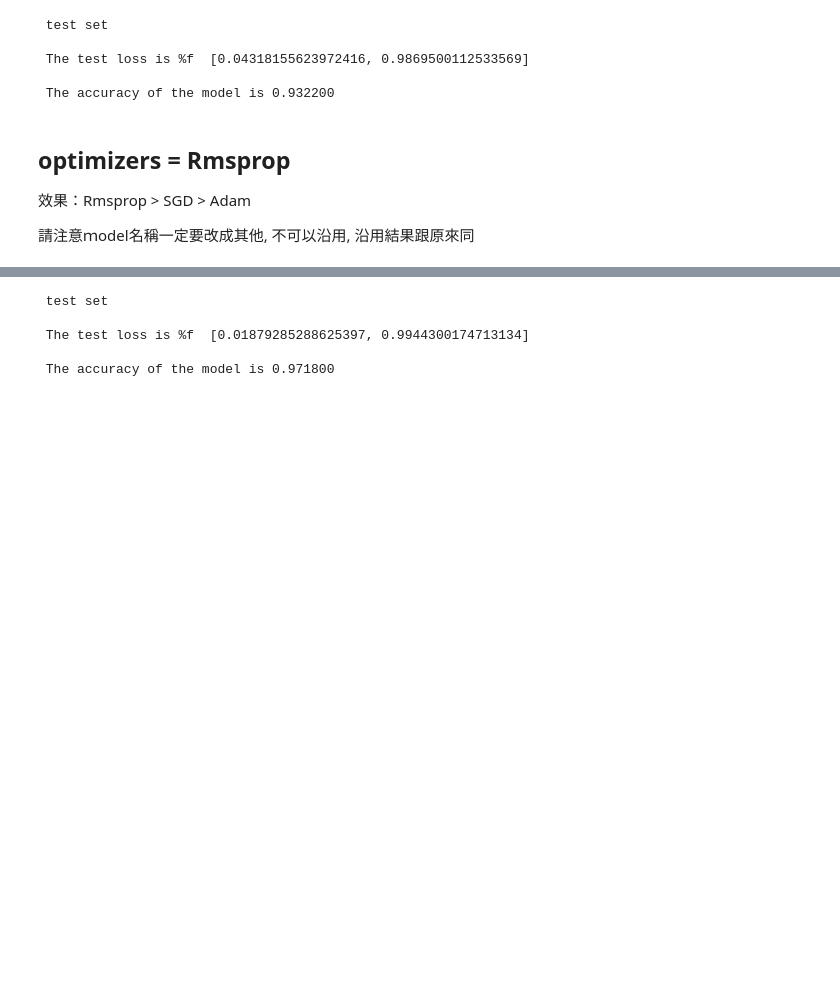
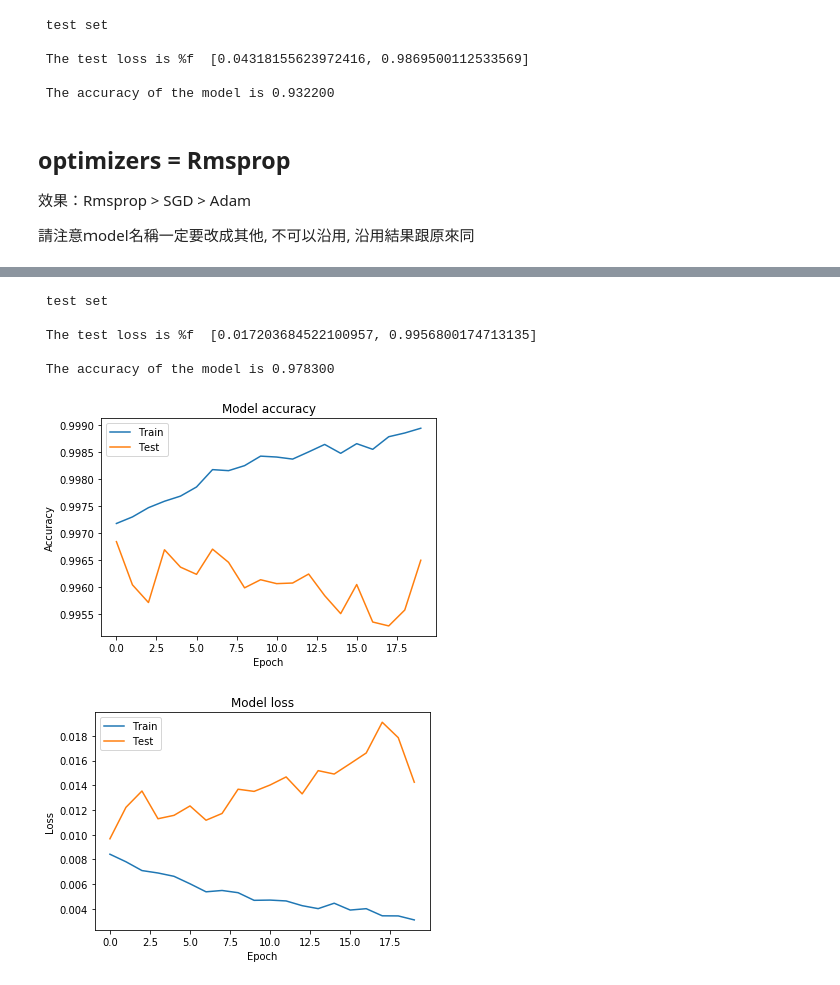
Before and after one commit to lucyweb/2nd-ML100DAYS, a Jupyter notebook: homework/Day76-Optimizer_HW.ipynb, the cells around one changed output, grey strips where cells are left out. Drawn from its saved outputs; the diff is of its cells as text; code cells hidden in the pictures; blank space fills up the shorter version.

```diff
--- a/homework/Day76-Optimizer_HW.ipynb
+++ b/homework/Day76-Optimizer_HW.ipynb
@@ -325,3 +330,5 @@ model_r.add(Activation('softmax'))
+# %%
+model_r = c_model(500,X_train.shape[1] )
 # %%
 model_r.summary()
 # %% [output]
@@ -351,5 +366,5 @@ model_r.compile(loss='binary_crossentropy', optimizer= optimizers.RMSprop(lr=0.0
 
 #history = model.fit(X_train,Y_train,batch_size = batch_size, epochs=epochs )
 
-model_ｒ.fit(X_train, Y_train, batch_size=100, epochs=20)
+history = model_r.fit(X_train,Y_train,batch_size =128,epochs=20,shuffle=True,verbose=2,validation_split=0.3 )
 # %% [output]
@@ -389,6 +403,33 @@ print ( " The accuracy of the model is %f " % (true_num/len(result_bool)))
 # %% [output]
  test set
 
- The test loss is %f  [0.01879285288625397, 0.9944300174713134]
+ The test loss is %f  [0.017203684522100957, 0.9956800174713135]
 
- The accuracy of the model is 0.971800
+ The accuracy of the model is 0.978300
+# %%
+import matplotlib.pyplot as plt
+
+%matplotlib inline
+
+# history = model.fit(x, y, validation_split=0.25, epochs=50, batch_size=16, verbose=1)
+
+# Plot training & validation accuracy values
+plt.plot(history.history['acc'])
+plt.plot(history.history['val_acc'])
+plt.title('Model accuracy')
+plt.ylabel('Accuracy')
+plt.xlabel('Epoch')
+plt.legend(['Train', 'Test'], loc='upper left')
+plt.show()
+
+# Plot training & validation loss values
+plt.plot(history.history['loss'])
+plt.plot(history.history['val_loss'])
+plt.title('Model loss')
+plt.ylabel('Loss')
+plt.xlabel('Epoch')
+plt.legend(['Train', 'Test'], loc='upper left')
+plt.show()
+# %% [output]
+[figure, added]
+[figure, added]
```
Also changed, not shown: parts of 7 cells of this notebook.
